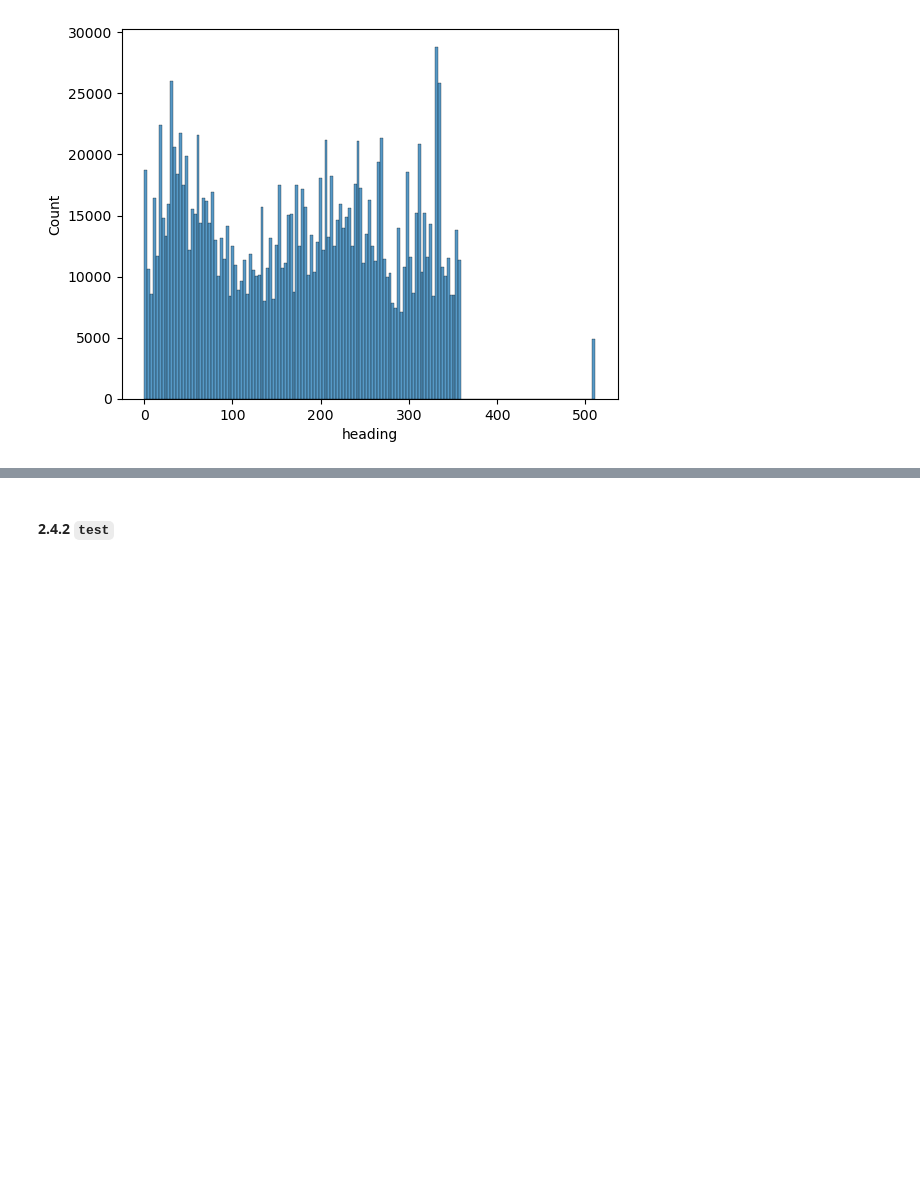
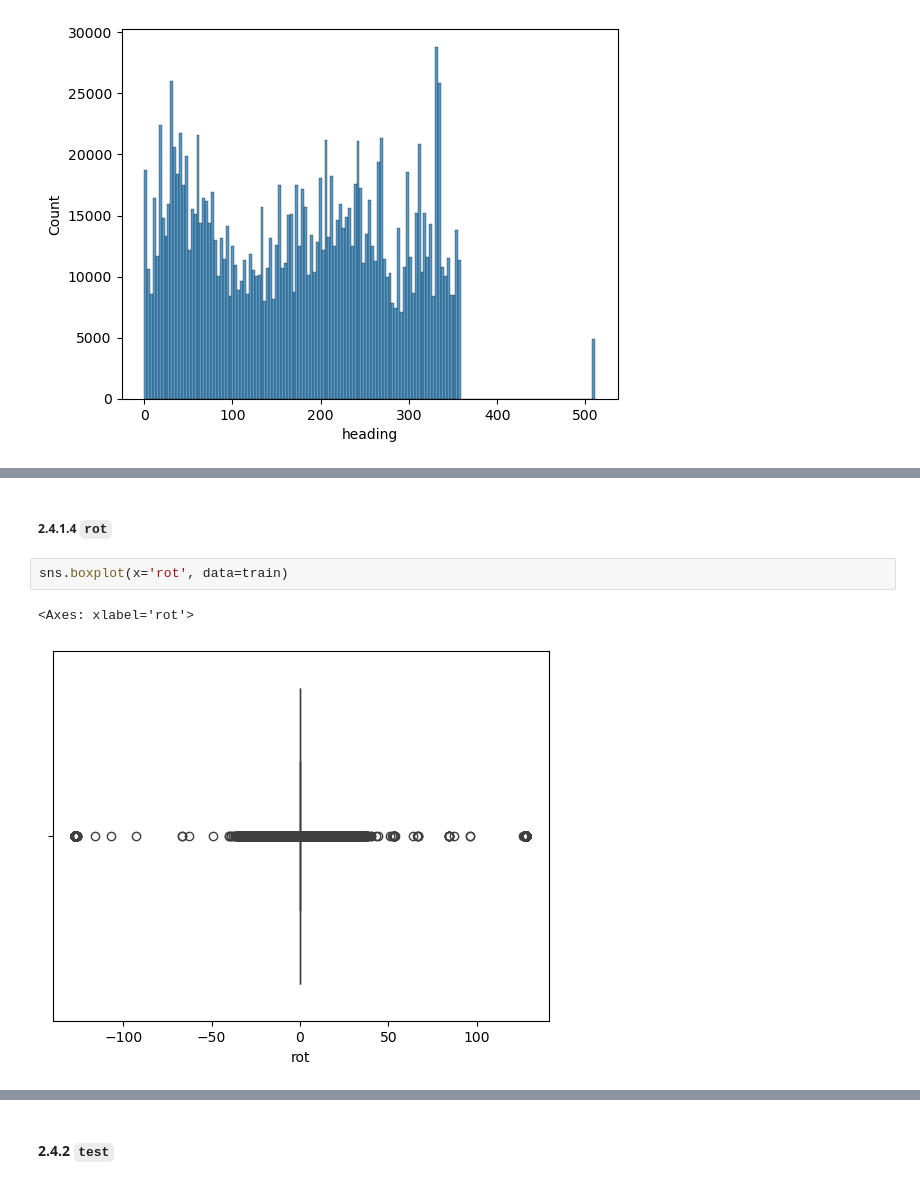
Before and after one commit to alexandersundquist/TDT4173-Modern-Machine-Learning-In-Practice-Project, a Jupyter notebook: Report.ipynb, the cells around one changed output, grey strips where cells are left out. Cells and saved outputs as stored; diff of their text form; blank space fills up the shorter version.

```diff
--- a/Report.ipynb
+++ b/Report.ipynb
@@ -241,0 +309,7 @@ sns.histplot(x='heading', data=train)
+# %% [markdown]
+##### 2.4.1.4 `rot`
+# %%
+sns.boxplot(x='rot', data=train)
+# %% [output]
+<Axes: xlabel='rot'>
+[figure, added]
```
Also changed, not shown: parts of 26 cells of this notebook.
